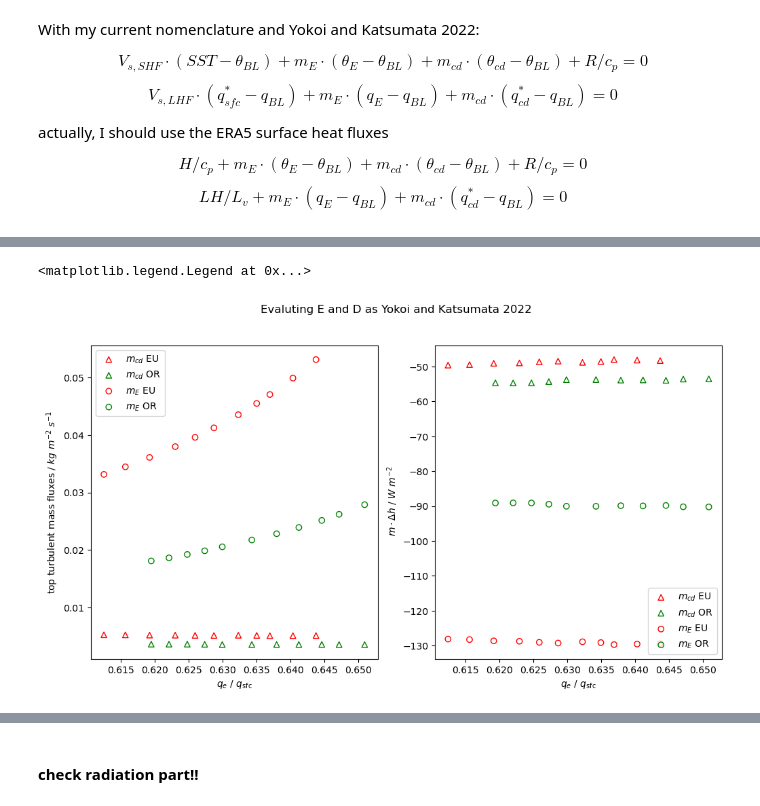
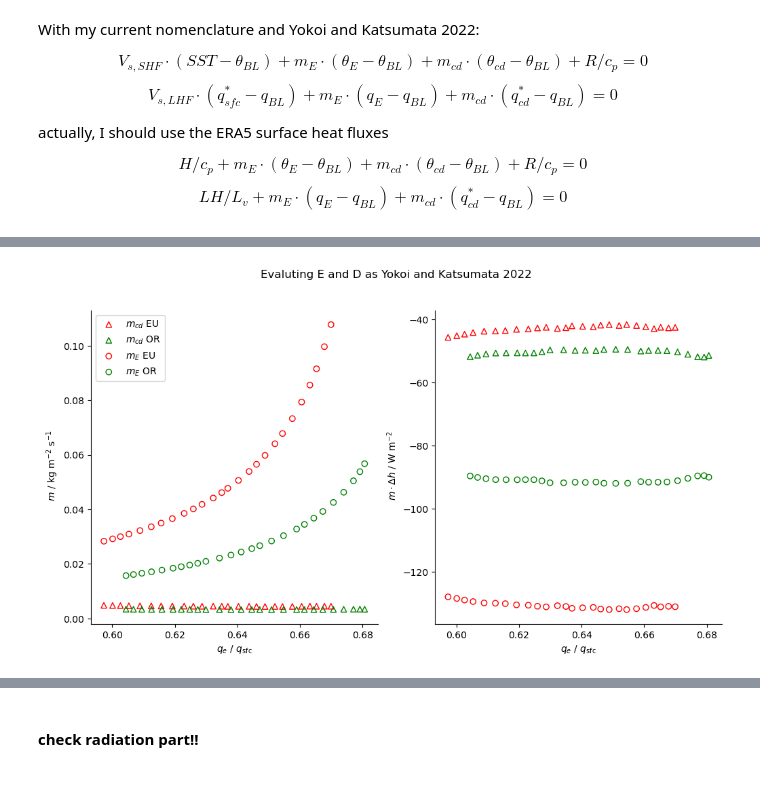
Before and after one commit to meteorologopazzo/BCO_observational, a Jupyter notebook: mass_fluxes_profiles/simplified_scheme.ipynb, the cells around one changed output, grey strips where cells are left out. Drawn from its saved outputs; the diff is of its cells as text; code cells hidden in the pictures.

```diff
--- a/mass_fluxes_profiles/simplified_scheme.ipynb
+++ b/mass_fluxes_profiles/simplified_scheme.ipynb
@@ -868,8 +854,8 @@ What if we treat E as convective downdraft? Meaning that now
 
 $$ E = D = \frac{\left( 1 - W_\mathrm{sfc} \right) \cdot V_\mathrm{sfc}}{W - q^*_{cd}/q^*_\mathrm{sfc}} $$
 # %%
-downdraft_levels_eu = slice(1000, 1300)
-downdraft_levels_or = slice(1300, 1600)
+downdraft_levels_eu = slice(1000, 1500)
+downdraft_levels_or = slice(2750, 3250)
 # %%
 # function to invert is
 # h_cd / cp = \theta_cd + Lv/cp * qs(\theta_cd)
@@ -894,7 +880,7 @@ p_sfc_or = 1e5*np.ones_like(p_cd_or.values)
 t = np.arange(280, 300)
 vect_temp = np.vectorize(temp_from_h)
 
-for x in zip(p_cd_eu, h_cd_eu):
+for x in zip(p_cd_or, h_cd_or):
     function_res = vect_temp(t, p=x[0]/100., h_cd=x[1], Lv=Lv, cp=cp)
     plt.plot(t, function_res)
 # %% [output]
@@ -1237,7 +1223,7 @@ actually, I should use the ERA5 surface heat fluxes
 $$H/c_p + m_{E} \cdot (\theta_E - \theta_{BL}) + m_{cd} \cdot (\theta_{cd} - \theta_{BL}) + R/c_p = 0$$
 $$LH/L_v + m_{E} \cdot (q_E - q_{BL}) + m_{cd} \cdot (q^*_{cd} - q_{BL}) = 0$$
 # %%
-entrainment_levels = slice(700, 800)
+entrainment_levels = slice(600, 850)
 
 downdraft_levels_eu = slice(1000, 2000)
 downdraft_levels_or = slice(2500, 3500)
@@ -1417,7 +1435,7 @@ mD_eu, mD_or = [], []
 
 ##
 
-for i in range(theta_out_eu.size): # theta_out_eu.shape
+for i in range(theta_out_eu.size):
     A_eu = np.array([
         [
             theta_out_eu[i] - theta_bl_eu,  np.nanmean(thetaD_eu) - theta_bl_eu
@@ -1428,16 +1446,9 @@ for i in range(theta_out_eu.size): # theta_out_eu.shape
     ])
 
     b_eu = np.array([
-        - shf_era5_eu/cp - (-6.)/cp,   #(non_thBL_terms_eu - ((2 - eps)/(1 - eps))*eps*stefan*(theta_bl_eu)**4)/cp ,
+        - shf_era5_eu/cp - (RNet_eu)/cp,   #(non_thBL_terms_eu - ((2 - eps)/(1 - eps))*eps*stefan*(theta_bl_eu)**4)/cp ,
         - lhf_era5_eu / Lv
     ])
-
-    ## shf and lhf _rec are the ones obtained from radiosoundings applied to COARE routines
-
-    # b_eu = np.array([
-    #     - shf_eu_rec / cp - (non_thBL_terms_eu - ((2 - eps)/(1 - eps))*eps*stefan*(theta_bl_eu.values)**4)/cp ,
-    #     - lhf_eu_rec / Lv
-    # ])
 
     x_eu = np.linalg.pinv(A_eu) @ b_eu
 
@@ -1456,18 +1467,9 @@ for i in range(theta_out_or.size):
     ])
 
     b_or = np.array([
-        - shf_era5_or/cp - (-6.)/cp,    #( non_thBL_terms_or - ((2 - eps)/(1 - eps))*eps*stefan*(theta_bl_or)**4 )/cp,
+        - shf_era5_or/cp - (RNet_or)/cp,    #( non_thBL_terms_or - ((2 - eps)/(1 - eps))*eps*stefan*(theta_bl_or)**4 )/cp,
         - lhf_era5_or/Lv
     ])
-
-    ## shf and lhf _rec are the ones obtained from radiosoundings applied to COARE routines
-
-    # b_or = np.array([
-    #     - shf_or_rec/cp - ( non_thBL_terms_or - ((2 - eps)/(1 - eps))*eps*stefan*(theta_bl_or)**4 )/cp,
-    #     - lhf_or_rec/Lv
-    # ])
-
-
 
     x_or = np.linalg.pinv(A_or) @ b_or
 
@@ -1479,33 +1481,38 @@ mD_eu, mD_or = np.array(mD_eu), np.array(mD_or)
 # %%
 fig, ax = plt.subplots(1,2, figsize=(12, 6))
 fig.suptitle("Evaluting E and D as Yokoi and Katsumata 2022")
 
 #### report E for values of q_out
 ax[0].scatter(q_out_eu*1e3/q_sfc_eu, mD_eu, marker="^", facecolors='none', edgecolors="red", label=r"$m_{cd}$ EU")
 ax[0].scatter(q_out_or*1e3/q_sfc_or, mD_or, marker="^", facecolors='none', edgecolors="green", label=r"$m_{cd}$ OR")
 
 ax[0].scatter(q_out_eu*1e3/q_sfc_eu, me_eu, marker="o", facecolors='none', edgecolors="red", label=r"$m_{E}$ EU")
 ax[0].scatter(q_out_or*1e3/q_sfc_or, me_or, marker="o", facecolors='none', edgecolors="green", label=r"$m_{E}$ OR")
 
 ax[0].set_xlabel(r"$q_e$ / $q_\mathrm{sfc}$")
-ax[0].set_ylabel(r"top turbulent mass fluxes / $kg~m^{-2}~s^{-1}$")
+ax[0].set_ylabel(r" $m$ / $\rm kg~m^{-2}~s^{-1}$")
 ax[0].legend()
 
 
 
 
 #### report E for values of q_out
 ax[1].scatter(q_out_eu*1e3/q_sfc_eu, mD_eu*(  cp*(np.nanmean(thetaD_eu) - theta_bl_eu) + Lv*(np.nanmean(qSat_out_eu) - q_bl_eu)  ), marker="^", facecolors='none', edgecolors="red", label=r"$m_{cd}$ EU")
 ax[1].scatter(q_out_or*1e3/q_sfc_or, mD_or*(  cp*(np.nanmean(thetaD_or) - theta_bl_or) + Lv*(np.nanmean(qSat_out_or) - q_bl_or)  ), marker="^", facecolors='none', edgecolors="green", label=r"$m_{cd}$ OR")
 
 ax[1].scatter(q_out_eu*1e3/q_sfc_eu, me_eu*( cp*(theta_out_eu - theta_bl_eu) + Lv*(q_out_eu - q_bl_eu) ) , marker="o", facecolors='none', edgecolors="red", label=r"$m_{E}$ EU")
 ax[1].scatter(q_out_or*1e3/q_sfc_or, me_or*( cp*(theta_out_or - theta_bl_or) + Lv*(q_out_or - q_bl_or) ), marker="o", facecolors='none', edgecolors="green", label=r"$m_{E}$ OR")
 ax[1].set_xlabel(r"$q_e$ / $q_\mathrm{sfc}$")
-ax[1].set_ylabel(r" $m\cdot \Delta h$ / $W~m^{-2}$")
-ax[1].legend()
+ax[1].set_ylabel(r" $m\cdot \Delta h$ / $\rm W~m^{-2}$")
+# ax[1].legend()
+
+
+
+for x in ax:
+    for spine in ['top', 'right']:
+        x.spines[spine].set_visible(False)
 # %% [output]
-<matplotlib.legend.Legend at 0x...>
-[figure, old version]
+[figure, new version]
 # %%
 import pandas as pd
 from IPython.display import display, HTML
```
Also changed, not shown: parts of 36 cells of this notebook, 1 other file.
